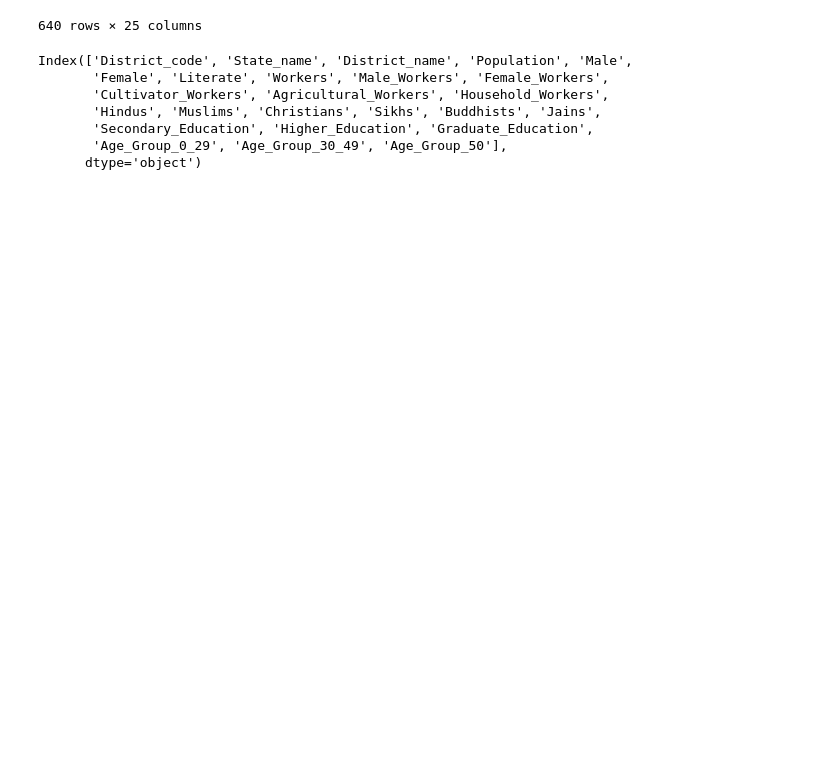
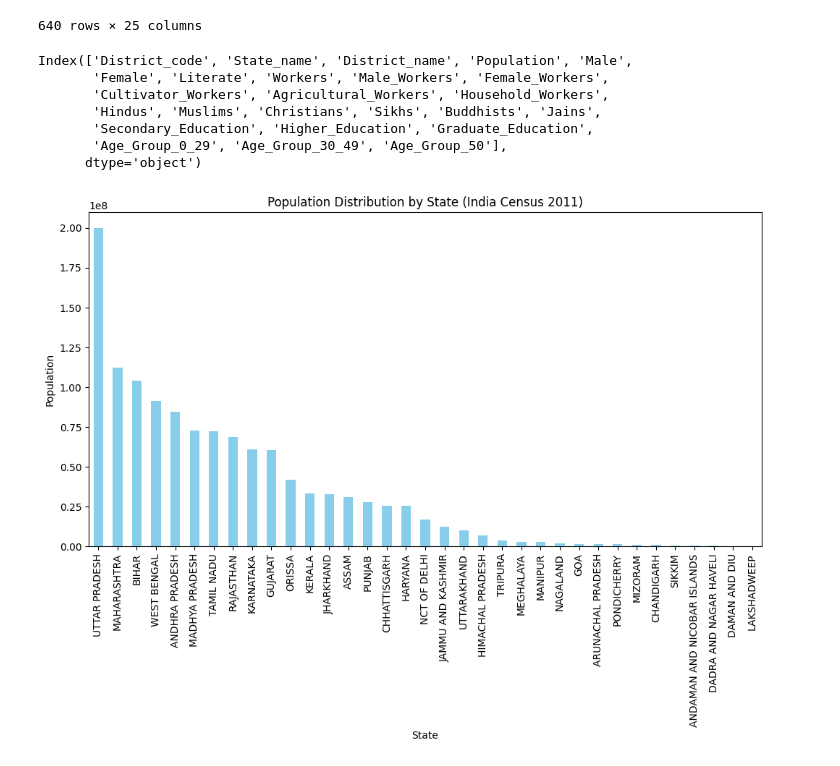
Before and after one commit to Tanay-Dwivedi/India-Census-Data-Analysis, a Jupyter notebook: india_census_data_analysis.ipynb, the cells around one changed output. Cells and saved outputs as stored; diff of their text form; code cells hidden in the pictures; blank space fills up the shorter version.

Commit message:
India Census Data Analysis

```diff
--- a/india_census_data_analysis.ipynb
+++ b/india_census_data_analysis.ipynb
@@ -282,0 +287,15 @@ Index(['District_code', 'State_name', 'District_name', 'Population', 'Male',
+# %%
+# Visualize the population distribution across different states.
+
+state_population = df.groupby('State_name')['Population'].sum().sort_values(ascending=False)
+
+# Plotting
+plt.figure(figsize=(12, 6))
+state_population.plot(kind='bar', color='skyblue')
+plt.title('Population Distribution by State (India Census 2011)')
+plt.xlabel('State')
+plt.ylabel('Population')
+plt.xticks(rotation=90)
+plt.show()
+# %% [output]
+[figure, added]
```
Also changed, not shown: parts of 5 cells of this notebook.
